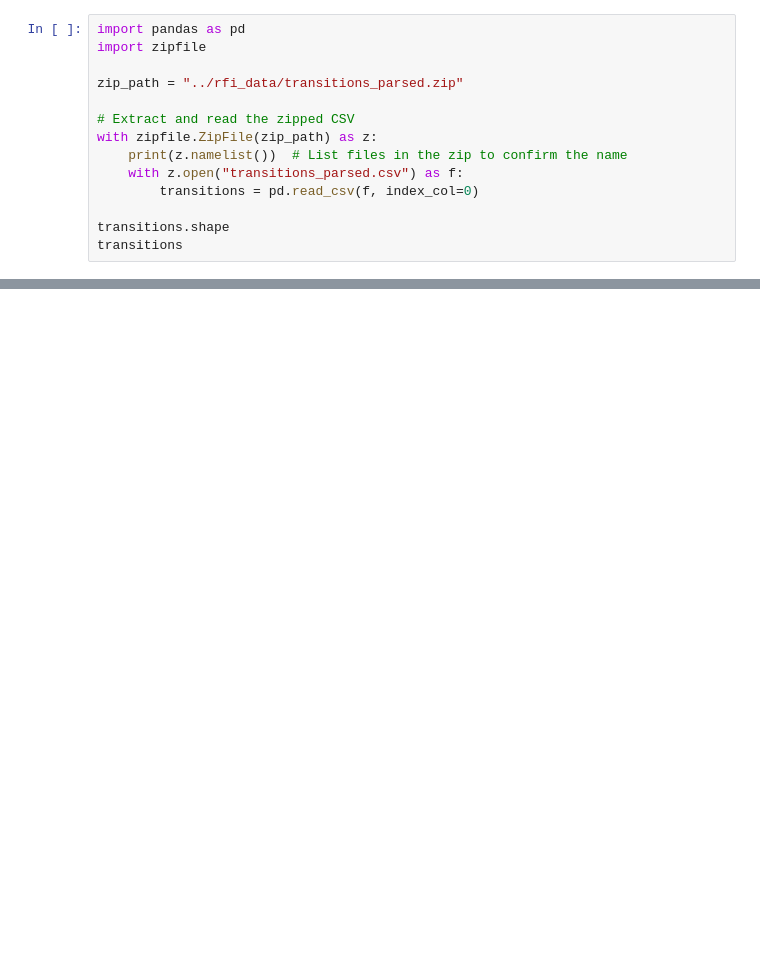
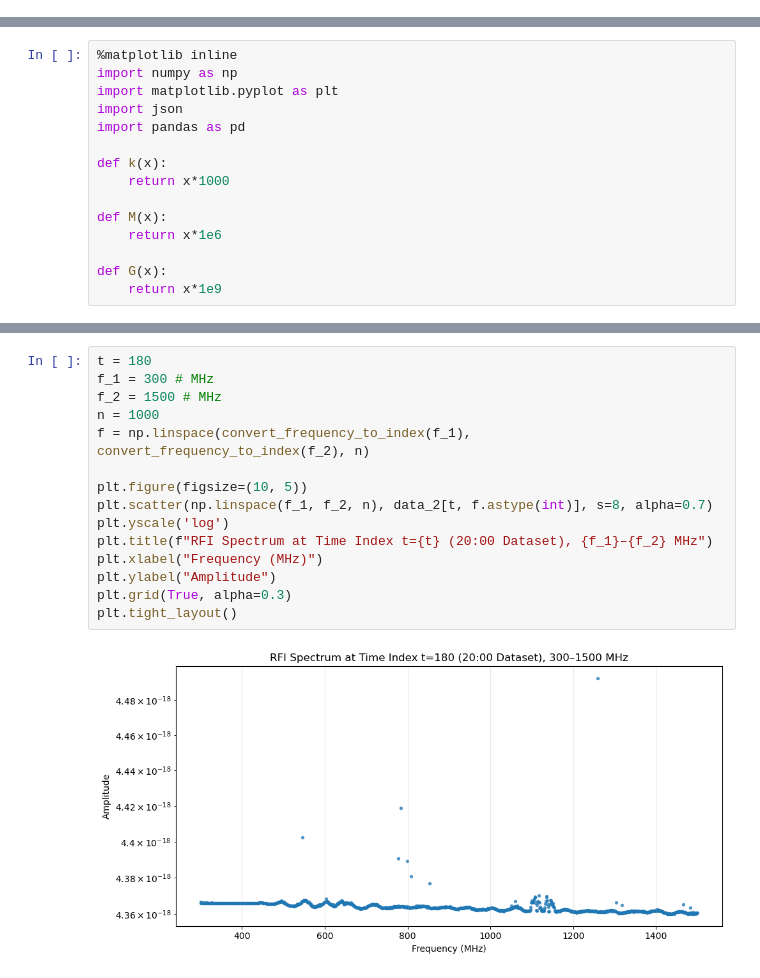
Before and after one commit to DuncanCSt/CHORD_Sensitivity, a Jupyter notebook: notebooks/rfi_analysis.ipynb, the cells around one changed output, grey strips where cells are left out. Cells and saved outputs as stored; diff of their text form; blank space fills up the shorter version.

Commit message:
add rfi_analysis and first rfi plot

```diff
--- a/notebooks/rfi_analysis.ipynb
+++ b/notebooks/rfi_analysis.ipynb
@@ -1,14 +0,0 @@
-# %%
-import pandas as pd
-import zipfile
-
-zip_path = "../rfi_data/transitions_parsed.zip"
-
-# Extract and read the zipped CSV
-with zipfile.ZipFile(zip_path) as z:
-    print(z.namelist())  # List files in the zip to confirm the name
-    with z.open("transitions_parsed.csv") as f:
-        transitions = pd.read_csv(f, index_col=0)
-
-transitions.shape
-transitions
@@ -67,0 +3,15 @@ AttributeError: 'memmap' object has no attribute 'head'
+# %%
+%matplotlib inline
+import numpy as np
+import matplotlib.pyplot as plt
+import json
+import pandas as pd
+
+def k(x):
+    return x*1000
+
+def M(x):
+    return x*1e6
+
+def G(x):
+    return x*1e9
@@ -67,0 +149,17 @@ AttributeError: 'memmap' object has no attribute 'head'
+# %%
+t = 180
+f_1 = 300 # MHz
+f_2 = 1500 # MHz
+n = 1000
+f = np.linspace(convert_frequency_to_index(f_1), convert_frequency_to_index(f_2), n)
+
+plt.figure(figsize=(10, 5))
+plt.scatter(np.linspace(f_1, f_2, n), data_2[t, f.astype(int)], s=8, alpha=0.7)
+plt.yscale('log')
+plt.title(f"RFI Spectrum at Time Index t={t} (20:00 Dataset), {f_1}–{f_2} MHz")
+plt.xlabel("Frequency (MHz)")
+plt.ylabel("Amplitude")
+plt.grid(True, alpha=0.3)
+plt.tight_layout()
+# %% [output]
+[figure, added]
```
Also changed, not shown: parts of 17 cells of this notebook, 3 other files.
